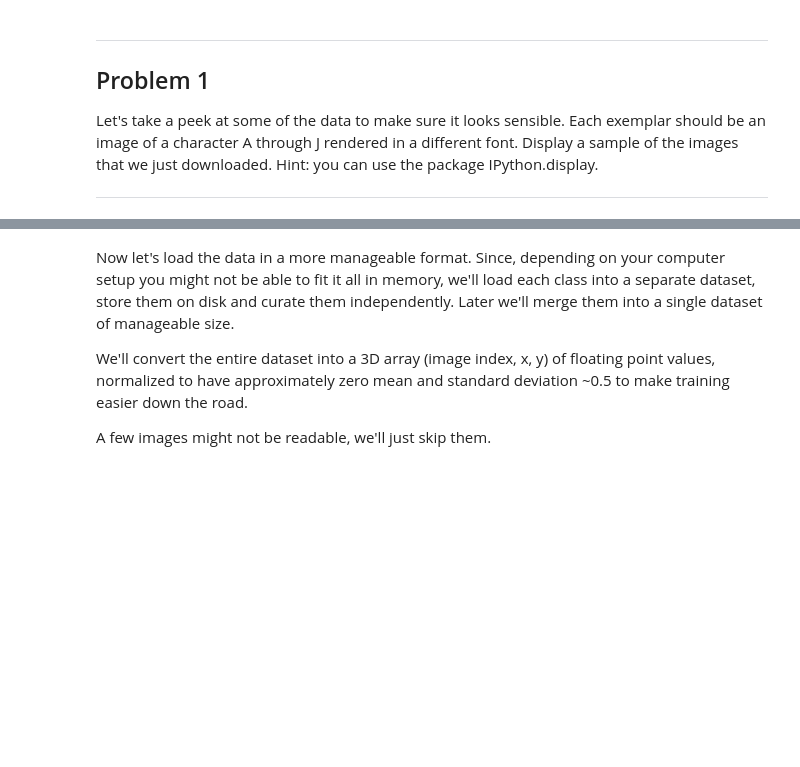
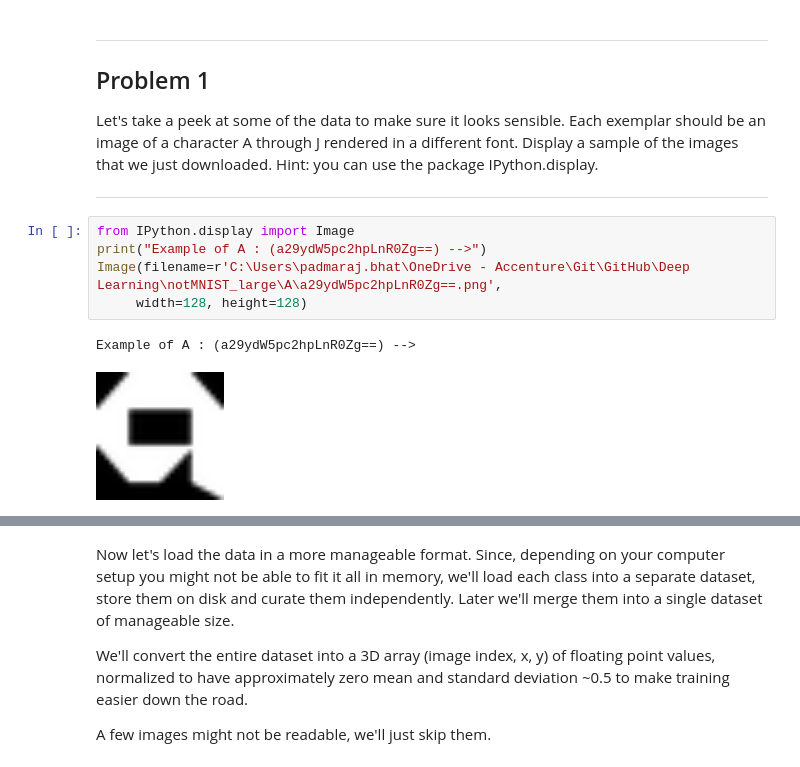
Before and after one commit to PadmarajBhat/Deep-Learning-Introduction, a Jupyter notebook: 1_notmnist.ipynb, the cells around one changed output, grey strips where cells are left out. Saved outputs shown, nothing was run; the diff lists cells and outputs as text; blank space fills up the shorter version.

Commit message:
assignment-1: display of characters
use of ipython.display.Image function for all the classes of the input data

```diff
--- a/1_notmnist.ipynb
+++ b/1_notmnist.ipynb
@@ -115,3 +118,11 @@ Problem 1
 Let's take a peek at some of the data to make sure it looks sensible. Each exemplar should be an image of a character A through J rendered in a different font. Display a sample of the images that we just downloaded. Hint: you can use the package IPython.display.
 
 ---
+# %%
+from IPython.display import Image
+print("Example of A : (a29ydW5pc2hpLnR0Zg==) -->")
+Image(filename=r'C:\Users\padmaraj.bhat\OneDrive - Accenture\Git\GitHub\Deep Learning\notMNIST_large\A\a29ydW5pc2hpLnR0Zg==.png',
+     width=128, height=128)
+# %% [output]
+Example of A : (a29ydW5pc2hpLnR0Zg==) -->
+[figure, added]
```
Also changed, not shown: parts of 10 cells of this notebook.
